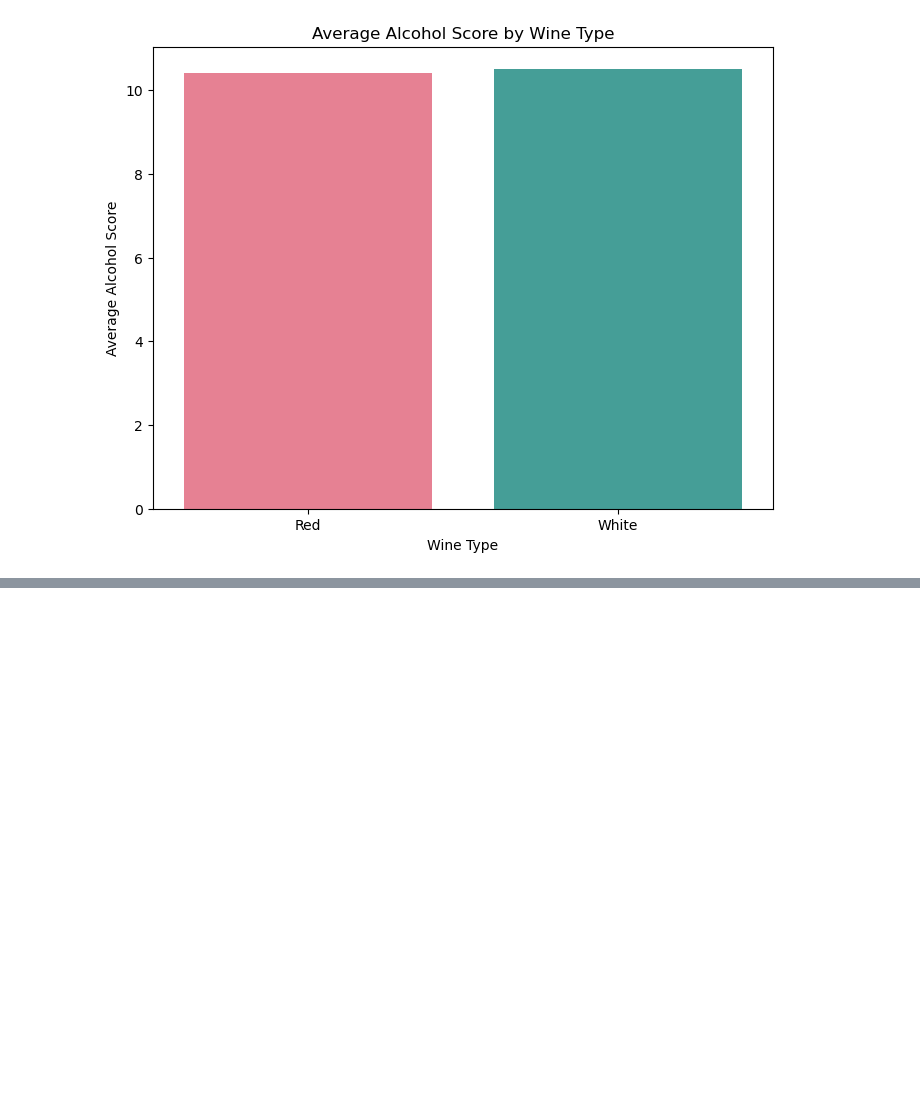
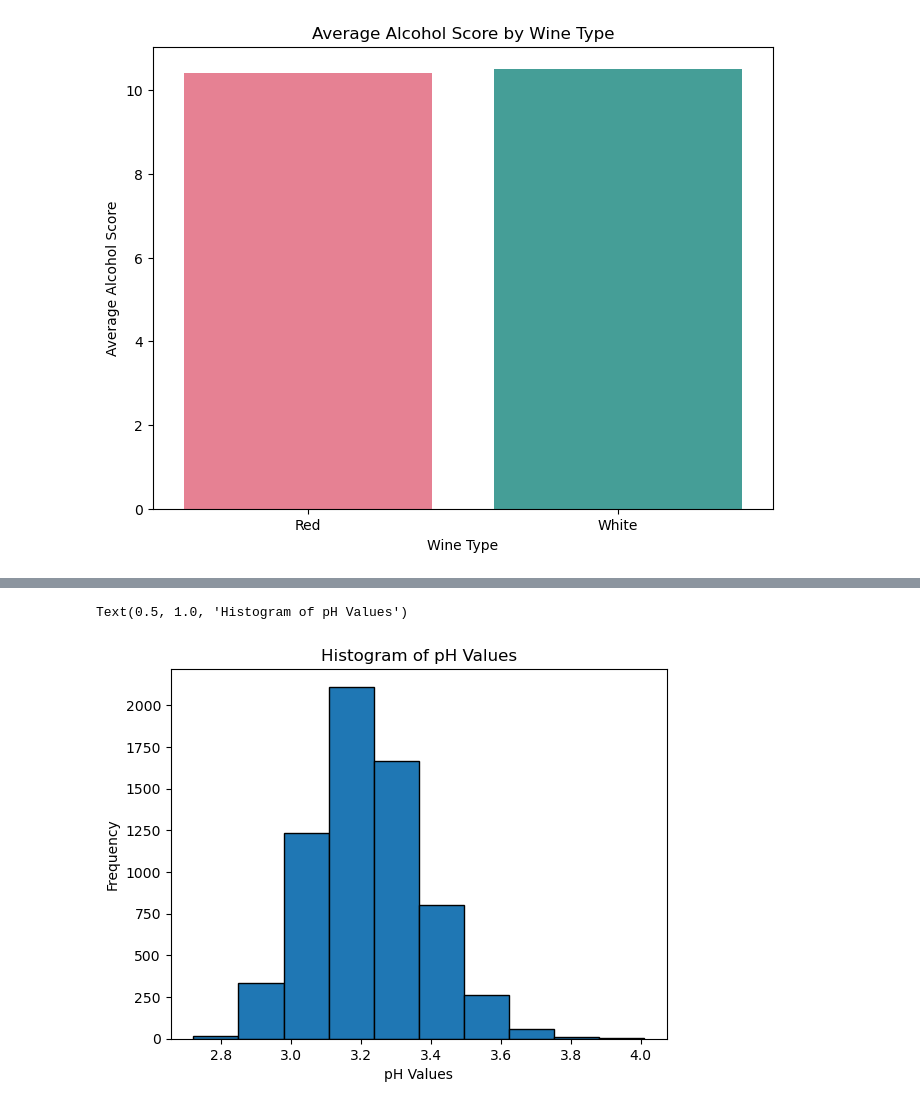
Before and after one commit to Toebzy/Mini-Project-2, a Jupyter notebook: MP2/Untitled.ipynb, the cells around one changed output, grey strips where cells are left out. Saved outputs shown, nothing was run; the diff lists cells and outputs as text; code cells hidden in the pictures; blank space fills up the shorter version.

```diff
--- a/MP2/Untitled.ipynb
+++ b/MP2/Untitled.ipynb
@@ -300,0 +303,11 @@ wine.reset_index()
+# %%
+pH_values= wine['pH']
+num_bins = 10
+bin_edges = np.linspace(wine['pH'].min(), wine['pH'].max(), num_bins + 1)
+plt.hist(pH_values, bins=bin_edges, edgecolor='black')
+plt.xlabel('pH Values')
+plt.ylabel('Frequency')
+plt.title('Histogram of pH Values')
+# %% [output]
+Text(0.5, 1.0, 'Histogram of pH Values')
+[figure, added]
```
Also changed, not shown: parts of 30 cells of this notebook.
